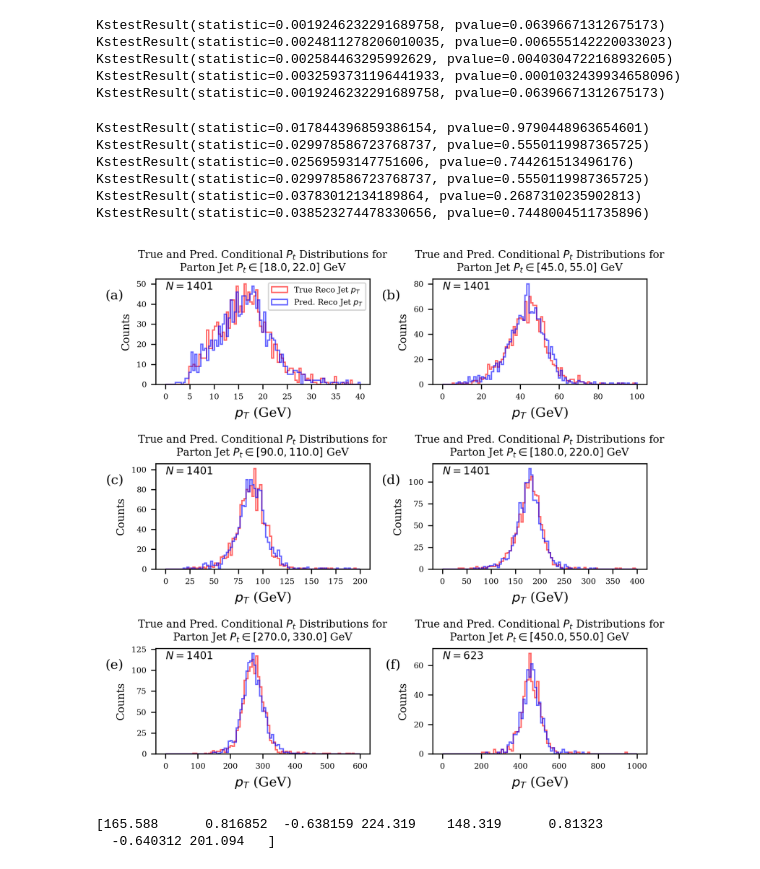
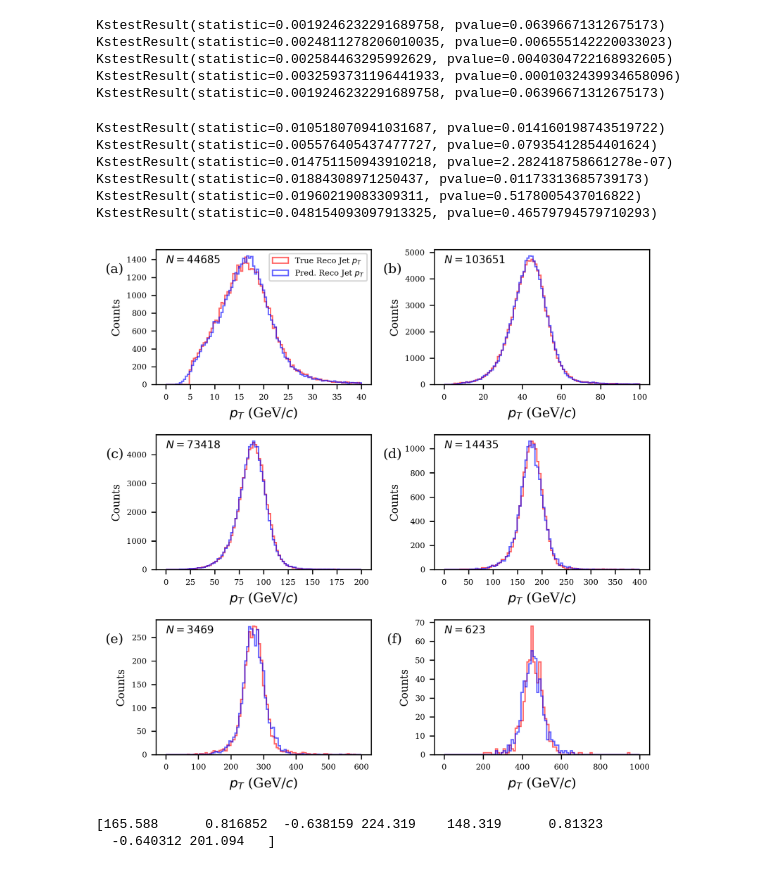
Before and after one commit to jblue1/falcon, a Jupyter notebook: notebooks/makePlots.ipynb, the cells around one changed output. Cells and saved outputs as stored; diff of their text form; code cells hidden in the pictures.

```diff
--- a/notebooks/makePlots.ipynb
+++ b/notebooks/makePlots.ipynb
@@ -220,46 +224,46 @@ for center in [20, 50, 100, 200, 300, 500]:
     predPt = []
     low = center - center/10
     high = center + center/10
     for i in range(len(data)):
         if (data[i, 0] > low and data[i, 0] < high):
             recoPt.append(data[i, 4])
             predPt.append(predict[i, 0])
-        if (len(recoPt) > 1400):
-            break
+        #if (len(recoPt) > 1400):
+         #   break
     print(ks_2samp(recoPt, predPt))
     bins = np.linspace(range_lows[j], range_highs[j], 100)
     #fig = plt.figure(figsize=(6,4), dpi=100)
     #ax = fig.add_subplot(111)
     ax[j].hist(recoPt, bins=bins, label=r'True Reco Jet $p_T$', alpha=0.6, ec="r", histtype='step')
     ax[j].hist(predPt, bins=bins, label=r'Pred. Reco Jet $p_T$', alpha=0.6, ec="b", histtype='step')
     ax[j].text(0,0.9*ax[j].get_ylim()[1], r"$N={}$".format(len(recoPt)), size=8)
     #ax.hist(energy, bins=bins, label='E', alpha=0.5)
     #if j==2 or j==3:
-    ax[j].set_xlabel(r"$p_T$ (GeV)")
+    ax[j].set_xlabel(r"$p_T$ (GeV/$c$)")
     ax[j].set_ylabel("Counts", size=8)
     ax[j].tick_params(axis='x', labelsize=6)
     ax[j].tick_params(axis='y', labelsize=6)
     #ax[j].set_ylabel("Count")
     #ax[j].set_title("Parton Jet $P_t =${} GeV".format(center), size=10)
-    ax[j].set_title("\n".join(wrap(r"True and Pred. Conditional $P_t$ Distributions for Parton Jet $P_t \in [{}, {}]$ GeV".format(low, high), width=50)), fontsize=8)
+    #ax[j].set_title("\n".join(wrap(r"True and Pred. Conditional $P_t$ Distributions for Parton Jet $P_t \in [{}, {}]$ GeV".format(low, high), width=50)), fontsize=8)
     #ax.axvline(x=center/2)
     ax[j].text(-0.15, 0.9, letters[j], fontsize=10, transform=ax[j].transAxes, va='top', ha='right')
     if j ==0:
         ax[j].legend(fontsize=6)
     #fig.savefig("../data/plots/PtDistLog{}.pdf".format(j), facecolor="white", transparent="True")
     j+=1
 #fig.suptitle(r"Conditional Reco $P_t$ Distributions")
 plt.tight_layout()
-#plt.savefig("../data/plots/ConditionalPtDistPres.pdf")
-plt.show()
+#plt.savefig("../data/plots/ConditionalPtDist.pdf")
+#plt.show()
 # %% [output]
-KstestResult(statistic=0.017844396859386154, pvalue=0.9790448963654601)
-KstestResult(statistic=0.029978586723768737, pvalue=0.5550119987365725)
-KstestResult(statistic=0.02569593147751606, pvalue=0.744261513496176)
-KstestResult(statistic=0.029978586723768737, pvalue=0.5550119987365725)
-KstestResult(statistic=0.03783012134189864, pvalue=0.2687310235902813)
-KstestResult(statistic=0.038523274478330656, pvalue=0.7448004511735896)
+KstestResult(statistic=0.010518070941031687, pvalue=0.014160198743519722)
+KstestResult(statistic=0.005576405437477727, pvalue=0.07935412854401624)
+KstestResult(statistic=0.014751150943910218, pvalue=2.282418758661278e-07)
+KstestResult(statistic=0.01884308971250437, pvalue=0.01173313685739173)
+KstestResult(statistic=0.01960219083309311, pvalue=0.5178005437016822)
+KstestResult(statistic=0.048154093097913325, pvalue=0.46579794579710293)
-[figure, old version]
+[figure, new version]
 # %%
 print(data[57, :])
 #print(normalized_data[6, :])
```
Also changed, not shown: parts of 16 cells of this notebook, 1 other file.
